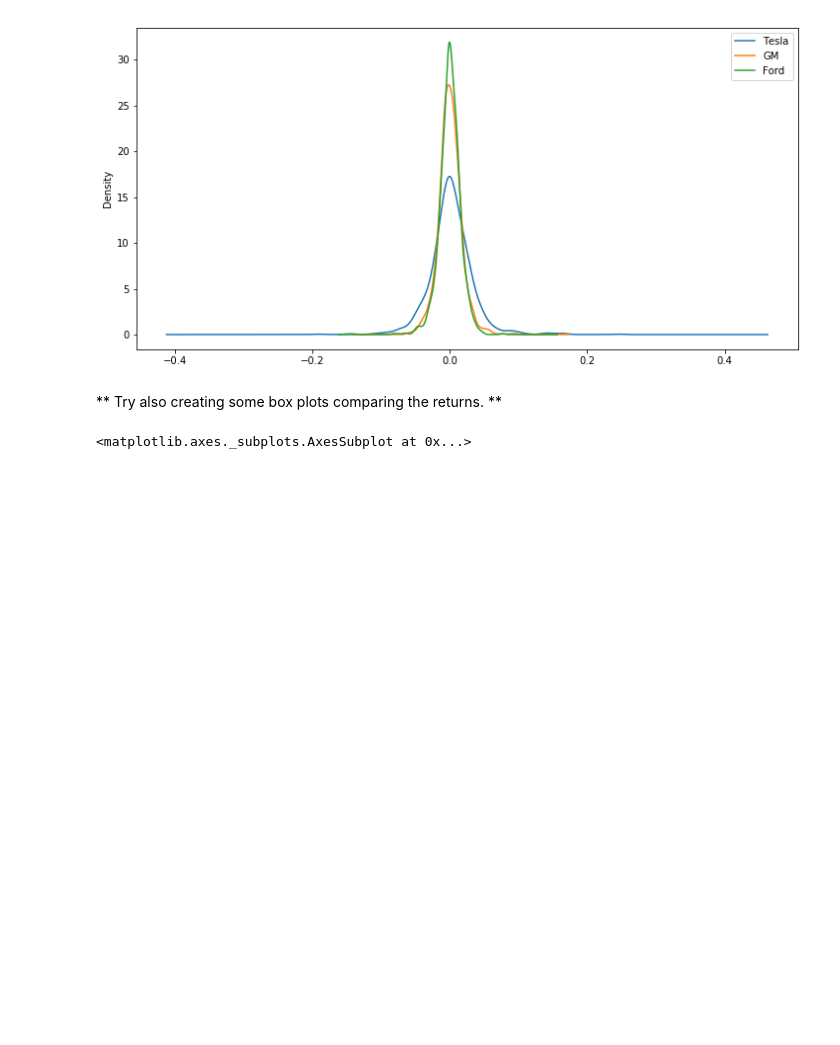
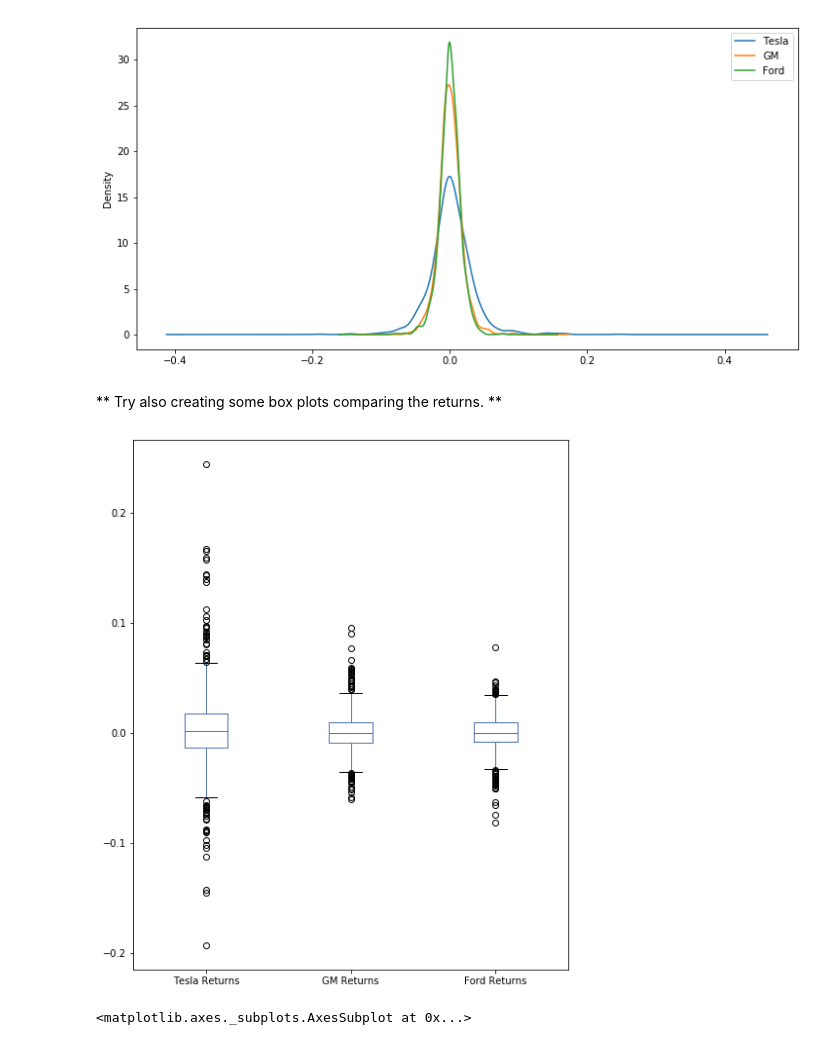
Before and after one commit to BrianLDev/Python_For_Finance, a Jupyter notebook: 07-Stock-Market-Analysis-Capstone-Project/Stock Market Analysis Project-BL.ipynb, the cells around one changed output. Cells and saved outputs as stored; diff of their text form; code cells hidden in the pictures; blank space fills up the shorter version.

Commit message:
Capstone project done!  All analytics and data viz completed.

```diff
--- a/07-Stock-Market-Analysis-Capstone-Project/Stock Market Analysis Project-BL.ipynb
+++ b/07-Stock-Market-Analysis-Capstone-Project/Stock Market Analysis Project-BL.ipynb
@@ -585,6 +601,14 @@ THIS WILL INTENTIONALLY CAUSE AN ERROR IF YOU TRY TO RUN ALL CELLS FROM THE TOP
 [figure]
 # %% [markdown]
 ** Try also creating some box plots comparing the returns. **
+# %%
+# Need to combine the data into one dataframe to make sure 3 box plots are separate
+returnsdf = pd.concat([tesla['Returns'], gm['Returns'], ford['Returns']], axis=1)
+returnsdf.columns = ['Tesla Returns', 'GM Returns', 'Ford Returns']
+returnsdf.round(5)
+ax = returnsdf.plot(kind='box', figsize=(8,10))
+# %% [output]
+[figure, added]
 # %%
 *** SKIP CELL BELOW ***
 THIS WILL INTENTIONALLY CAUSE AN ERROR IF YOU TRY TO RUN ALL CELLS FROM THE TOP
```
Also changed, not shown: parts of 11 cells of this notebook, 2 other files.
